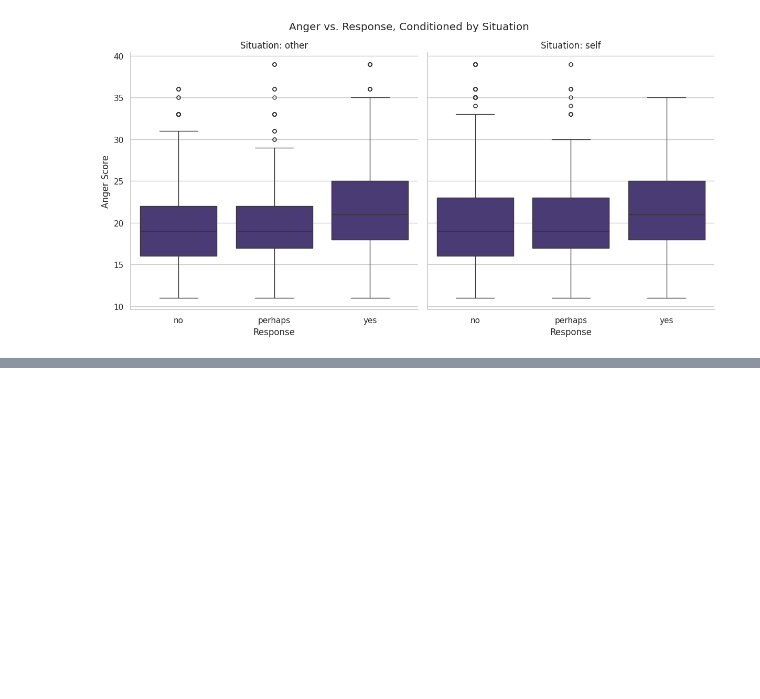
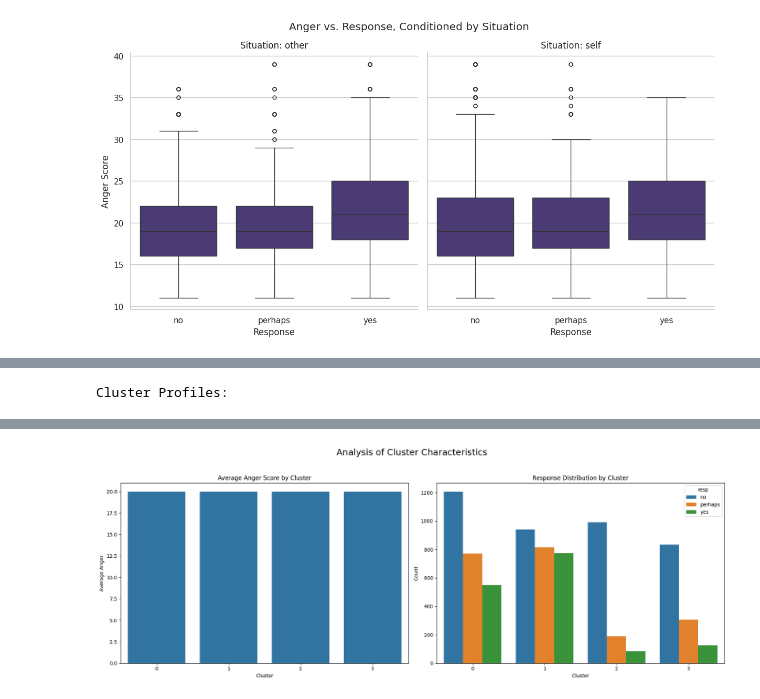
Before and after one commit to mukherjeeuttio/22BDS0148_EDA, a Jupyter notebook: 22BDS0148.ipynb, the cells around one changed output, grey strips where cells are left out. Cells and saved outputs as stored; diff of their text form; code cells hidden in the pictures; blank space fills up the shorter version.

```diff
--- a/22BDS0148.ipynb
+++ b/22BDS0148.ipynb
@@ -282,0 +332,12 @@ plt.show()
+# %%
+# Initialize the model with 4 clusters
+hac_model = AgglomerativeClustering(n_clusters=4, linkage='ward')
+
+# Fit the model and get the cluster labels
+cluster_labels = hac_model.fit_predict(df_scaled)
+
+# Add the new cluster labels back to our original (non-encoded) DataFrame
+df['cluster'] = cluster_labels
+
+print("Cluster labels assigned to the DataFrame:")
+display(df[['id', 'Anger', 'resp', 'cluster']].head())
@@ -282,0 +352,44 @@ plt.show()
+# %%
+# Group by the new cluster label and analyze
+# For numerical columns, calculate the mean.
+# For categorical columns, find the most frequent value (mode).
+cluster_profile = df.groupby('cluster').agg({
+    'Anger': 'mean',
+    'Gender': lambda x: x.mode()[0],
+    'resp': lambda x: x.mode()[0],
+    'btype': lambda x: x.mode()[0],
+    'situ': lambda x: x.mode()[0]
+}).rename(columns={
+    'Anger': 'Average_Anger',
+    'Gender': 'Dominant_Gender',
+    'resp': 'Dominant_Response',
+    'btype': 'Dominant_Behavior_Type',
+    'situ': 'Dominant_Situation'
+})
+
+# Get the size of each cluster
+cluster_profile['Cluster_Size'] = df['cluster'].value_counts()
+
+print("Cluster Profiles:")
+display(cluster_profile)
+
+# Visualize the key characteristics of the clusters
+fig, axes = plt.subplots(1, 2, figsize=(18, 7))
+fig.suptitle('Analysis of Cluster Characteristics', fontsize=18)
+
+# Plot 1: Average Anger Score per Cluster
+sns.barplot(x=cluster_profile.index, y=cluster_profile['Average_Anger'], ax=axes[0])
+axes[0].set_title('Average Anger Score by Cluster')
+axes[0].set_xlabel('Cluster')
+axes[0].set_ylabel('Average Anger')
+
+# Plot 2: Dominant Response Type per Cluster
+sns.countplot(x='cluster', hue='resp', data=df, ax=axes[1], hue_order=['no', 'perhaps', 'yes'])
+axes[1].set_title('Response Distribution by Cluster')
+axes[1].set_xlabel('Cluster')
+axes[1].set_ylabel('Count')
+
+plt.tight_layout(rect=[0, 0.03, 1, 0.95])
+plt.show()
+# %% [output]
+Cluster Profiles:
@@ -282,0 +402 @@ plt.show()
+[figure, added]
```
Also changed, not shown: parts of 8 cells of this notebook.
